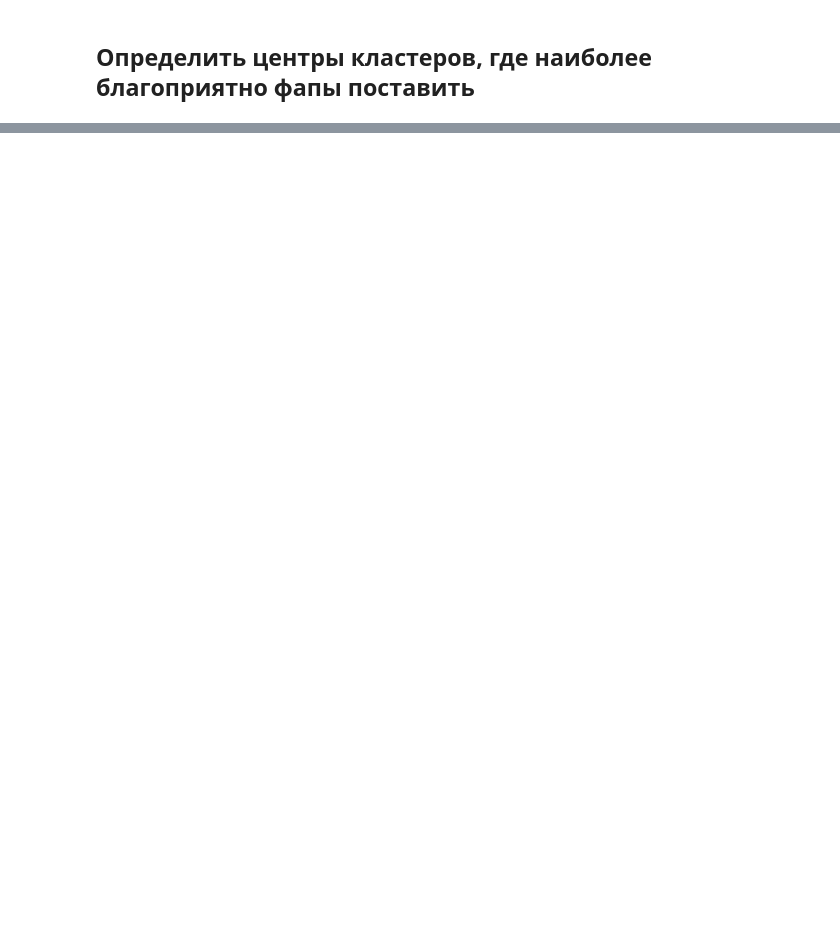
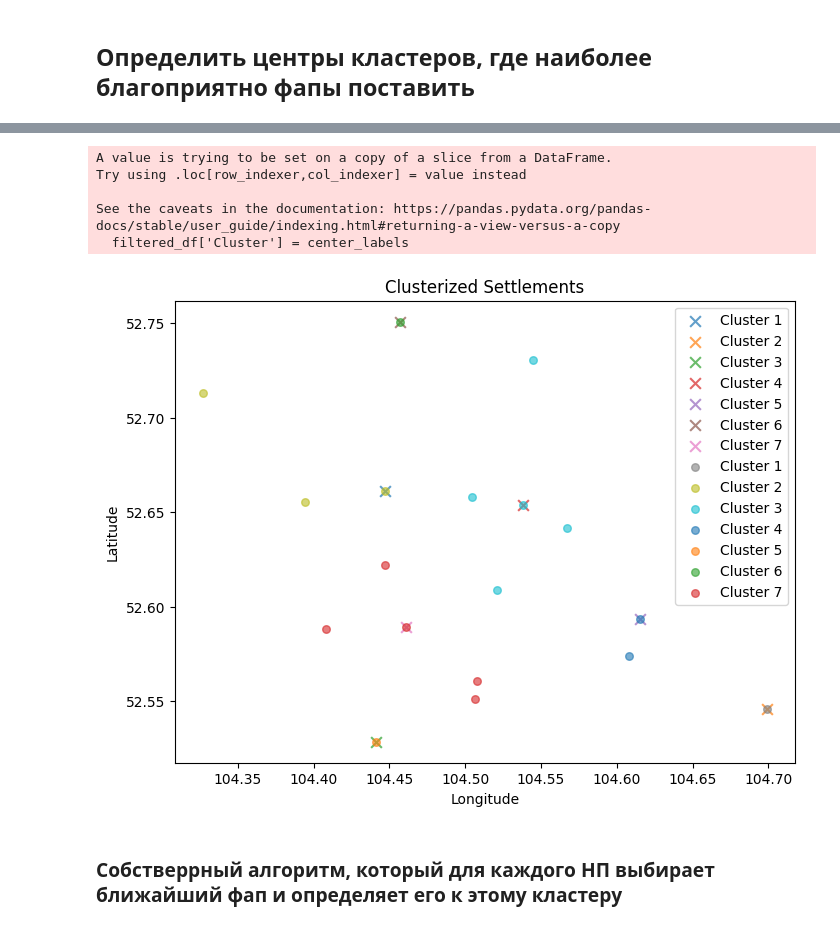
Before and after one commit to TasyaKh/FAPS, a Jupyter notebook: ФАПы_кластеризация_Оекского_куста.ipynb, the cells around one changed output, grey strips where cells are left out. Saved outputs shown, nothing was run; the diff lists cells and outputs as text; code cells hidden in the pictures; blank space fills up the shorter version.

```diff
--- a/ФАПы_кластеризация_Оекского_куста.ipynb
+++ b/ФАПы_кластеризация_Оекского_куста.ipynb
@@ -192,0 +303,63 @@ NameError: ignored
+# %%
+import pandas as pd
+import matplotlib.pyplot as plt
+from sklearn.cluster import KMeans
+from sklearn.metrics import pairwise_distances_argmin_min
+
+
+# Filter the dataframe where 'PS1, %' > 0
+filtered_df = df[df['PS1, %'] > 0]
+
+# Get the coordinates of the centers where 'PS1, %' > 0
+center_coords = filtered_df[['широта', 'долгота']].values
+
+# Initialize the K-means algorithm with the desired number of clusters
+kmeans = KMeans(n_clusters=len(center_coords))
+
+# Fit the K-means algorithm to the center coordinates
+kmeans.fit(center_coords)
+
+# Get the labels assigned to each center
+center_labels = kmeans.labels_
+
+# Assign the cluster labels to the filtered dataframe
+filtered_df['Cluster'] = center_labels
+
+# Calculate the pairwise distances between the remaining settlements and the centers
+distances = pairwise_distances_argmin_min(df[['широта', 'долгота']], center_coords)
+
+# Assign the cluster labels to the remaining settlements based on the nearest distance
+df['Cluster'] = distances[0]
+
+# Plot the clusterized settlements
+plt.figure(figsize=(8, 6))
+
+# Plot the filtered settlements center_labels
+for label in set(center_labels):
+    cluster_settlements = filtered_df[filtered_df['Cluster'] == label]
+    plt.scatter(cluster_settlements['долгота'], cluster_settlements['широта'], label=f'Cluster {label + 1}', alpha=0.7, marker = "x", s=60)
+
+# Plot the remaining settlements
+for label in set(distances[0]):
+    cluster_settlements = df[df['Cluster'] == label]
+    plt.scatter(cluster_settlements['долгота'], cluster_settlements['широта'], label=f'Cluster {label + 1}', alpha=0.6, s=30)
+
+# Set the plot title and labels
+plt.title('Clusterized Settlements')
+plt.xlabel('Longitude')
+plt.ylabel('Latitude')
+
+# Display the legend
+plt.legend()
+
+# Show the plot
+plt.show()
+# %% [output]
+A value is trying to be set on a copy of a slice from a DataFrame.
+Try using .loc[row_indexer,col_indexer] = value instead
+
+See the caveats in the documentation: https://pandas.pydata.org/pandas-docs/stable/user_guide/indexing.html#returning-a-view-versus-a-copy
+  filtered_df['Cluster'] = center_labels
+[figure, added]
+# %% [markdown]
+### Собстверрный алгоритм, который для каждого НП выбирает ближайший фап и определяет его к этому кластеру
```
Also changed, not shown: parts of 15 cells of this notebook.
